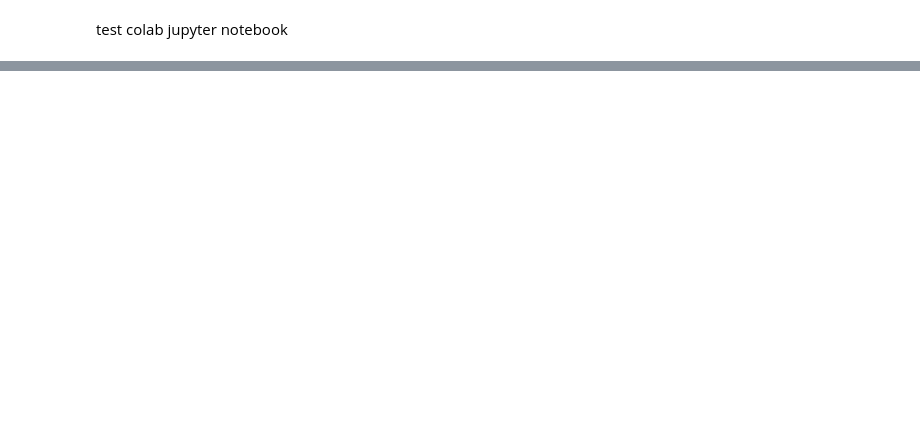
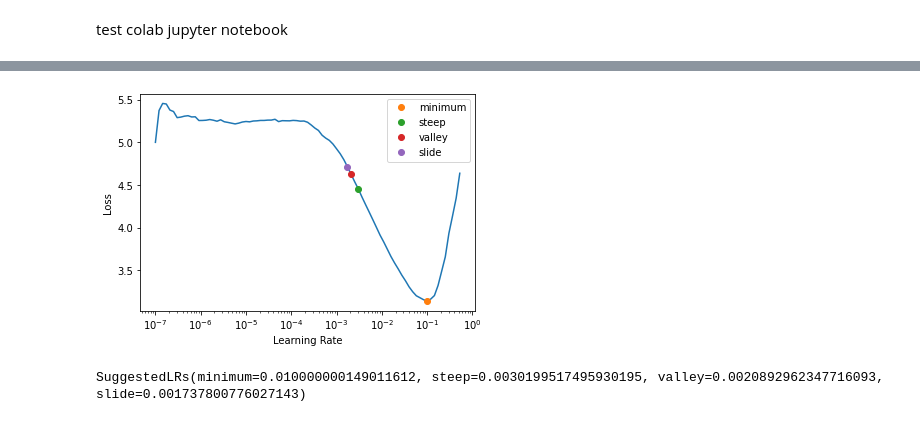
Before and after one commit to Kisaua/fastai-colab-learning, a Jupyter notebook: 05_pets_breeds.ipynb, the cells around one changed output, grey strips where cells are left out. Drawn from its saved outputs; the diff is of its cells as text; code cells hidden in the pictures; blank space fills up the shorter version.

```diff
--- a/05_pets_breeds.ipynb
+++ b/05_pets_breeds.ipynb
@@ -10,0 +33,8 @@ Mounted at /content/gdrive
+# %%
+pets = DataBlock(blocks = (ImageBlock, CategoryBlock),
+                 get_items=get_image_files,
+                 splitter=RandomSplitter(seed=42),
+                 get_y=using_attr(RegexLabeller(r'(.+)_\d+.jpg$'), 'name'),
+                 item_tfms=Resize(460),
+                 batch_tfms=aug_transforms(size=224, min_scale=0.75))
+dls = pets.dataloaders(path/"images")
@@ -10,0 +134,4 @@ Mounted at /content/gdrive
+# %%
+learn = cnn_learner(dls, resnet34, metrics=error_rate)
+lrs = learn.lr_find(suggest_funcs=(minimum, steep, valley, slide))
+# %% [output]
@@ -10,0 +139,5 @@ Mounted at /content/gdrive
+[figure, added]
+# %%
+print(lrs)
+# %% [output]
+SuggestedLRs(minimum=0.010000000149011612, steep=0.0030199517495930195, valley=0.0020892962347716093, slide=0.001737800776027143)
```
Also changed, not shown: parts of 28 cells of this notebook.
